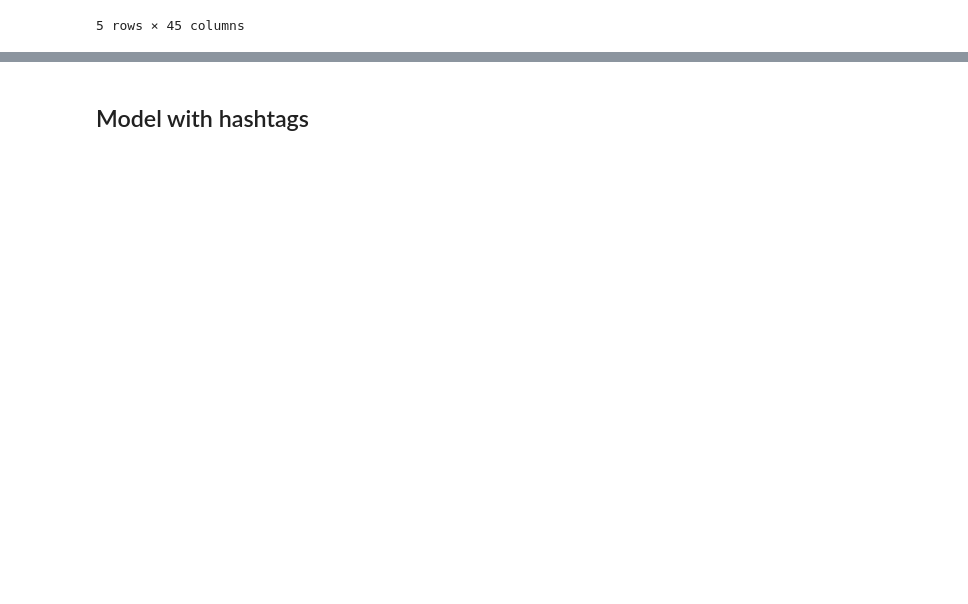
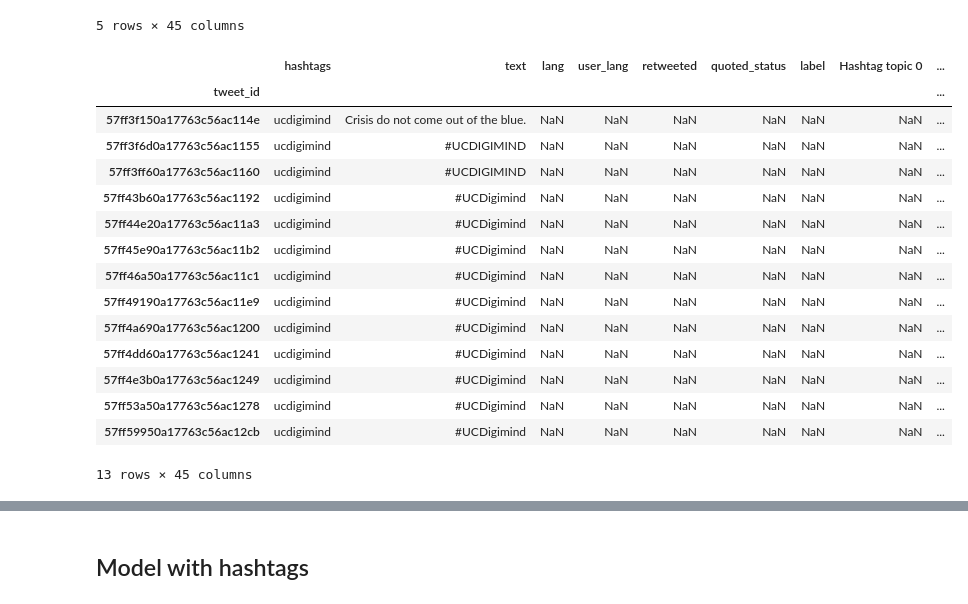
Before and after one commit to valstrl/CSM-project, a Jupyter notebook: mlp.ipynb, the cells around one changed output, grey strips where cells are left out. Drawn from its saved outputs; the diff is of its cells as text; code cells hidden in the pictures; blank space fills up the shorter version.

```diff
--- a/mlp.ipynb
+++ b/mlp.ipynb
@@ -33,6 +38,25 @@ gt.head()
 | 55c63c020a1776527f6430bd | NaN | J'ai envi de faire le Lucky Défi ... | fr | fr | False | NaN | 1.0 | NaN | ... |
 | 55c694b10a1776527f643f13 | NaN | @Naif__acm @Eyaaaad @EH3H @nsr99n... | ar | ar | False | NaN | 1.0 | NaN | ... |
 5 rows × 45 columns
+# %%
+gt[gt['label'].isnull()]
+# %% [output]
+|  | hashtags | text | lang | user_lang | retweeted | quoted_status | label | Hashtag topic 0 | ... |
+| tweet_id |  |  |  |  |  |  |  |  | ... |
+| 57ff3f150a17763c56ac114e | ucdigimind | Crisis do not come out of the blue. | NaN | NaN | NaN | NaN | NaN | NaN | ... |
+| 57ff3f6d0a17763c56ac1155 | ucdigimind | #UCDIGIMIND | NaN | NaN | NaN | NaN | NaN | NaN | ... |
+| 57ff3ff60a17763c56ac1160 | ucdigimind | #UCDIGIMIND | NaN | NaN | NaN | NaN | NaN | NaN | ... |
+| 57ff43b60a17763c56ac1192 | ucdigimind | #UCDigimind | NaN | NaN | NaN | NaN | NaN | NaN | ... |
+| 57ff44e20a17763c56ac11a3 | ucdigimind | #UCDigimind | NaN | NaN | NaN | NaN | NaN | NaN | ... |
+| 57ff45e90a17763c56ac11b2 | ucdigimind | #UCDigimind | NaN | NaN | NaN | NaN | NaN | NaN | ... |
+| 57ff46a50a17763c56ac11c1 | ucdigimind | #UCDigimind | NaN | NaN | NaN | NaN | NaN | NaN | ... |
+| 57ff49190a17763c56ac11e9 | ucdigimind | #UCDigimind | NaN | NaN | NaN | NaN | NaN | NaN | ... |
+| 57ff4a690a17763c56ac1200 | ucdigimind | #UCDigimind | NaN | NaN | NaN | NaN | NaN | NaN | ... |
+| 57ff4dd60a17763c56ac1241 | ucdigimind | #UCDigimind | NaN | NaN | NaN | NaN | NaN | NaN | ... |
+| 57ff4e3b0a17763c56ac1249 | ucdigimind | #UCDigimind | NaN | NaN | NaN | NaN | NaN | NaN | ... |
+| 57ff53a50a17763c56ac1278 | ucdigimind | #UCDigimind | NaN | NaN | NaN | NaN | NaN | NaN | ... |
+| 57ff59950a17763c56ac12cb | ucdigimind | #UCDigimind | NaN | NaN | NaN | NaN | NaN | NaN | ... |
+13 rows × 45 columns
 # %%
 #gt= pd.read_csv('data/groundtruth_hashtags_lang.csv',index_col=0 )
 
```
Also changed, not shown: parts of 14 cells of this notebook, 5 other files.
